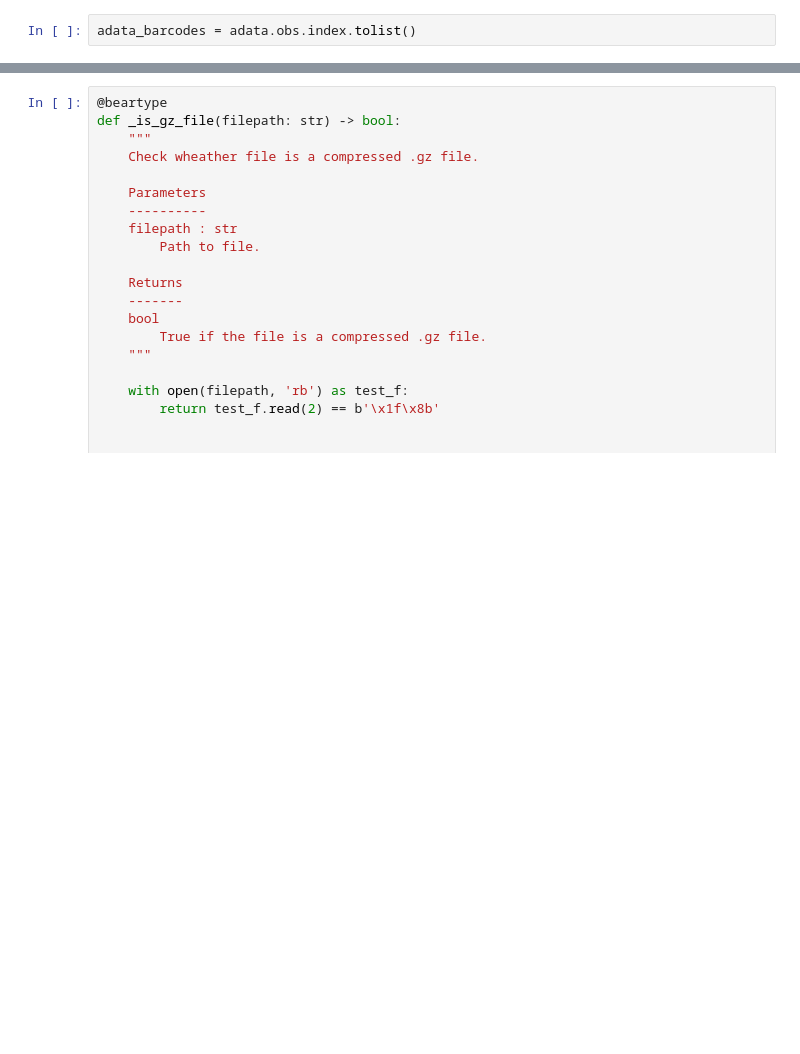
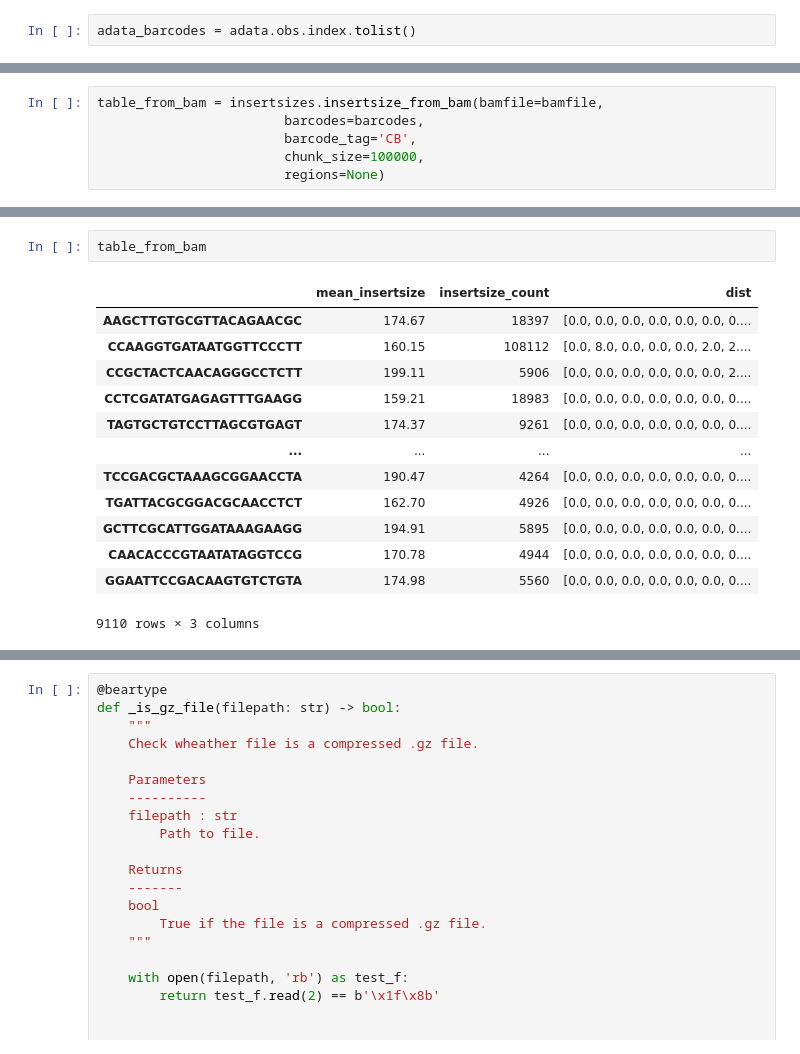
Before and after one commit to loosolab/PEAKQC, a Jupyter notebook: experimental/experimental_counting.ipynb, the cells around one changed output, grey strips where cells are left out. Cells and saved outputs as stored; diff of their text form; blank space fills up the shorter version.

```diff
--- a/experimental/experimental_counting.ipynb
+++ b/experimental/experimental_counting.ipynb
@@ -45,0 +44,6 @@ Wall time: 2.48 ms
+# %%
+table_from_bam = insertsizes.insertsize_from_bam(bamfile=bamfile,
+                        barcodes=barcodes,
+                        barcode_tag='CB',
+                        chunk_size=100000,
+                        regions=None)
@@ -45,0 +67,16 @@ Wall time: 2.48 ms
+# %%
+table_from_bam
+# %% [output]
+|  | mean_insertsize | insertsize_count | dist |
+| AAGCTTGTGCGTTACAGAACGC | 174.67 | 18397 | [0.0, 0.0, 0.0, 0.0, 0.0, 0.0, 0.... |
+| CCAAGGTGATAATGGTTCCCTT | 160.15 | 108112 | [0.0, 8.0, 0.0, 0.0, 0.0, 2.0, 2.... |
+| CCGCTACTCAACAGGGCCTCTT | 199.11 | 5906 | [0.0, 0.0, 0.0, 0.0, 0.0, 0.0, 2.... |
+| CCTCGATATGAGAGTTTGAAGG | 159.21 | 18983 | [0.0, 0.0, 0.0, 0.0, 0.0, 0.0, 0.... |
+| TAGTGCTGTCCTTAGCGTGAGT | 174.37 | 9261 | [0.0, 0.0, 0.0, 0.0, 0.0, 0.0, 0.... |
+| ... | ... | ... | ... |
+| TCCGACGCTAAAGCGGAACCTA | 190.47 | 4264 | [0.0, 0.0, 0.0, 0.0, 0.0, 0.0, 0.... |
+| TGATTACGCGGACGCAACCTCT | 162.70 | 4926 | [0.0, 0.0, 0.0, 0.0, 0.0, 0.0, 0.... |
+| GCTTCGCATTGGATAAAGAAGG | 194.91 | 5895 | [0.0, 0.0, 0.0, 0.0, 0.0, 0.0, 0.... |
+| CAACACCCGTAATATAGGTCCG | 170.78 | 4944 | [0.0, 0.0, 0.0, 0.0, 0.0, 0.0, 0.... |
+| GGAATTCCGACAAGTGTCTGTA | 174.98 | 5560 | [0.0, 0.0, 0.0, 0.0, 0.0, 0.0, 0.... |
+9110 rows × 3 columns
```
Also changed, not shown: parts of 7 cells of this notebook, 2 other files.
